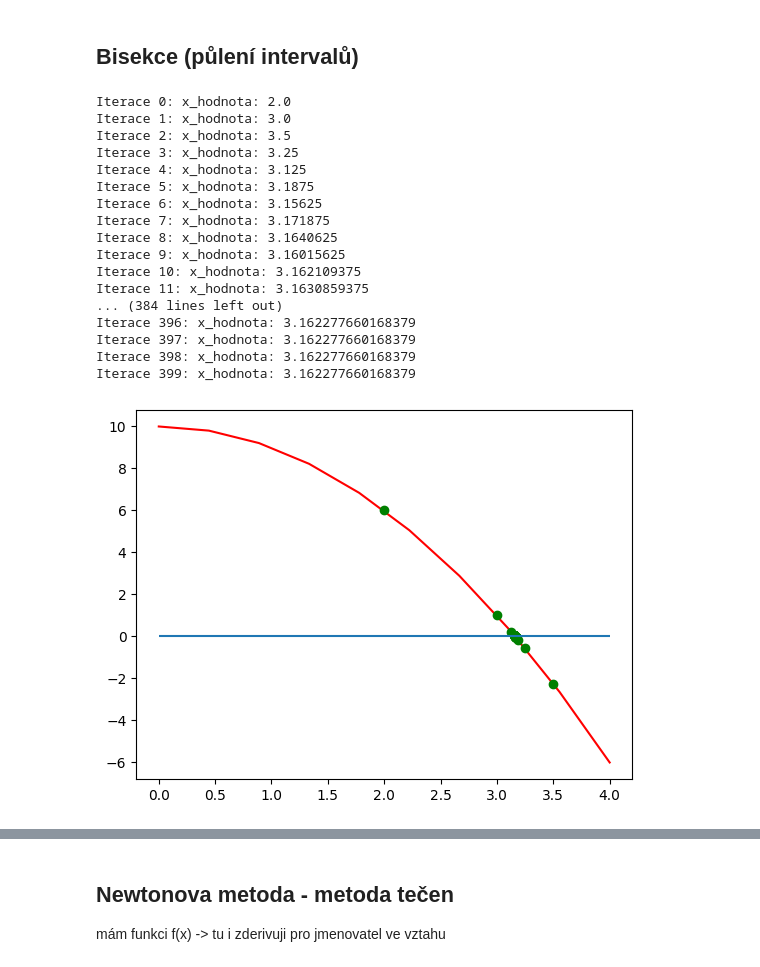
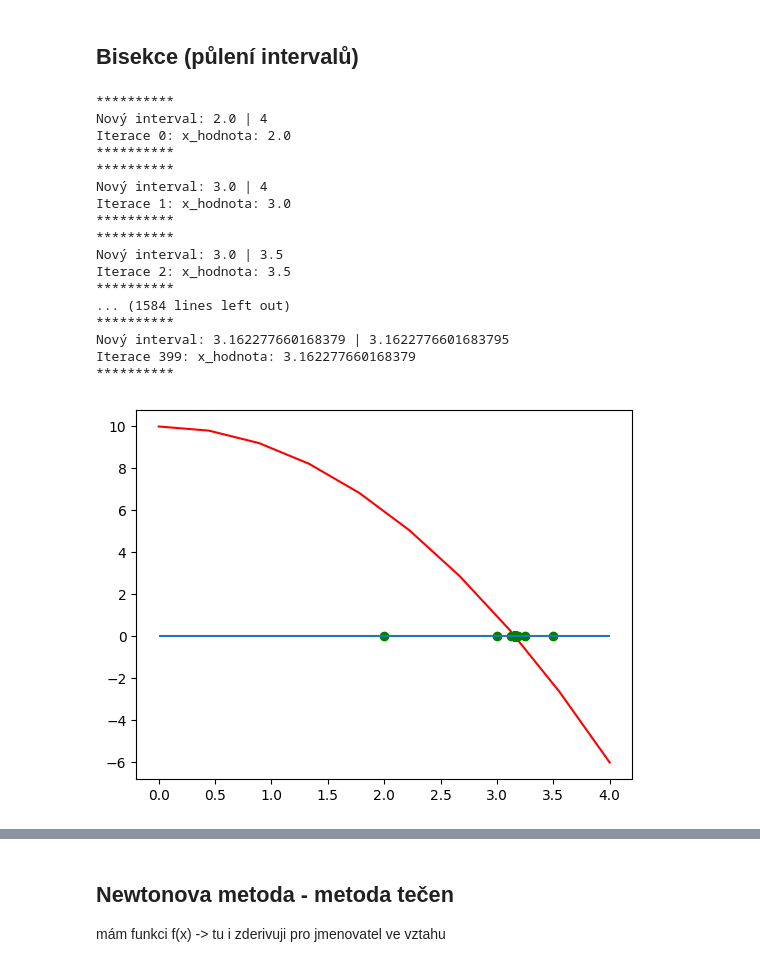
Before and after one commit to Marty808s/STATNICE-SZZ-PB_SZZ-VB, a Jupyter notebook: MSW/MSW_vse_krom_lin_alg.ipynb, the cells around one changed output, grey strips where cells are left out. Saved outputs shown, nothing was run; the diff lists cells and outputs as text; code cells hidden in the pictures.

Commit message:
prints

```diff
--- a/MSW/MSW_vse_krom_lin_alg.ipynb
+++ b/MSW/MSW_vse_krom_lin_alg.ipynb
@@ -832,48 +832,52 @@ a = 0
 b = 4
 x = np.linspace(a,b,10)
 n_iter = 400
 
 
 
 def bisection_method(f,x,a,b,n):
     xs = np.zeros(n_iter) #pole výsledků
     for i in range(n):
         x = (a+b)/2
         if (f(a) * f(x) < 0): #levá podmínka
             b = x
         else:
             a = x
+        print(10*"*")
+        print(f"Nový interval: {a} | {b} ")
         print(f"Iterace {i}: x_hodnota: {x}")
+        print(10*"*")
         xs[i] = x
     return xs
 
 xs = bisection_method(f,x,a,b,n_iter)
 
 y = f(x)
-ys = f(xs)
+#ys = f(xs)
+ys = np.zeros(len(xs))
 
 plt.plot(x,y,'r-',xs,ys,'go')
 plt.hlines(0,0,4)
 plt.show()
 # %% [output]
+**********
+Nový interval: 2.0 | 4
 Iterace 0: x_hodnota: 2.0
+**********
+**********
+Nový interval: 3.0 | 4
 Iterace 1: x_hodnota: 3.0
+**********
+**********
+Nový interval: 3.0 | 3.5
 Iterace 2: x_hodnota: 3.5
-Iterace 3: x_hodnota: 3.25
-Iterace 4: x_hodnota: 3.125
-Iterace 5: x_hodnota: 3.1875
-Iterace 6: x_hodnota: 3.15625
-Iterace 7: x_hodnota: 3.171875
-Iterace 8: x_hodnota: 3.1640625
-Iterace 9: x_hodnota: 3.16015625
-Iterace 10: x_hodnota: 3.162109375
-Iterace 11: x_hodnota: 3.1630859375
-... (384 lines left out)
-Iterace 396: x_hodnota: 3.162277660168379
-Iterace 397: x_hodnota: 3.162277660168379
-Iterace 398: x_hodnota: 3.162277660168379
+**********
+... (1584 lines left out)
+**********
+Nový interval: 3.162277660168379 | 3.1622776601683795
 Iterace 399: x_hodnota: 3.162277660168379
+**********
-[figure, old version]
+[figure, new version]
 # %%
 import numpy as np
 import matplotlib.pyplot as plt
```
Also changed, not shown: parts of 1 cell of this notebook.
